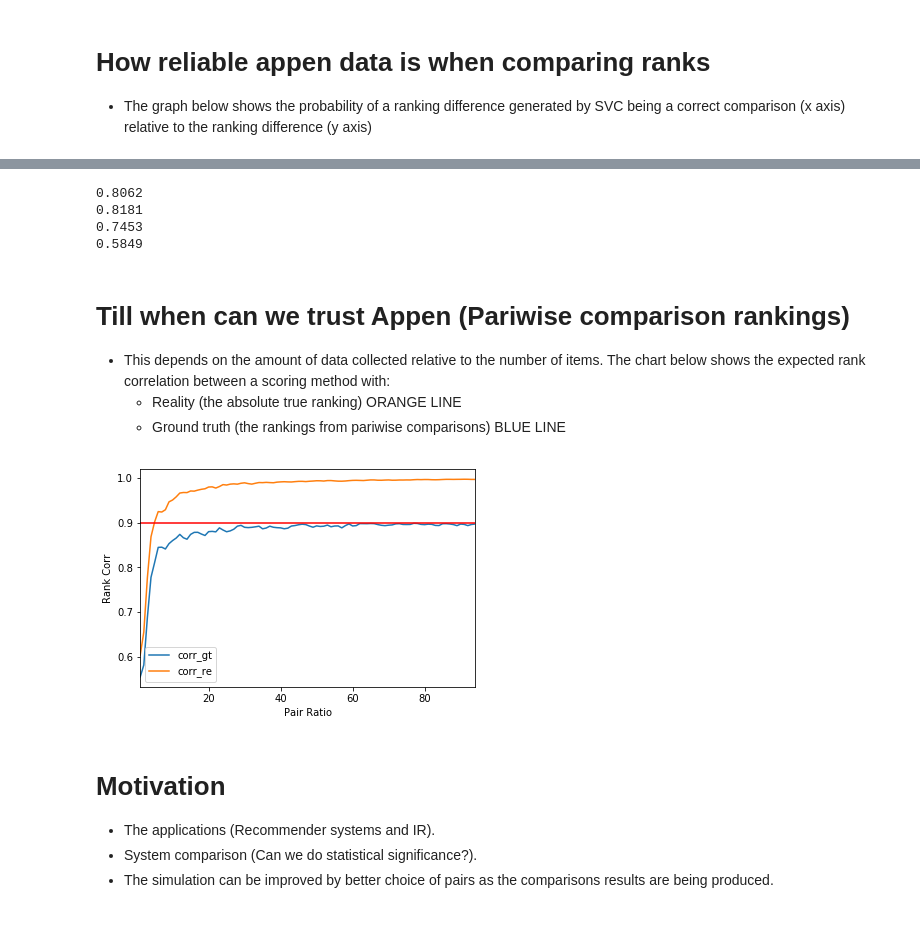
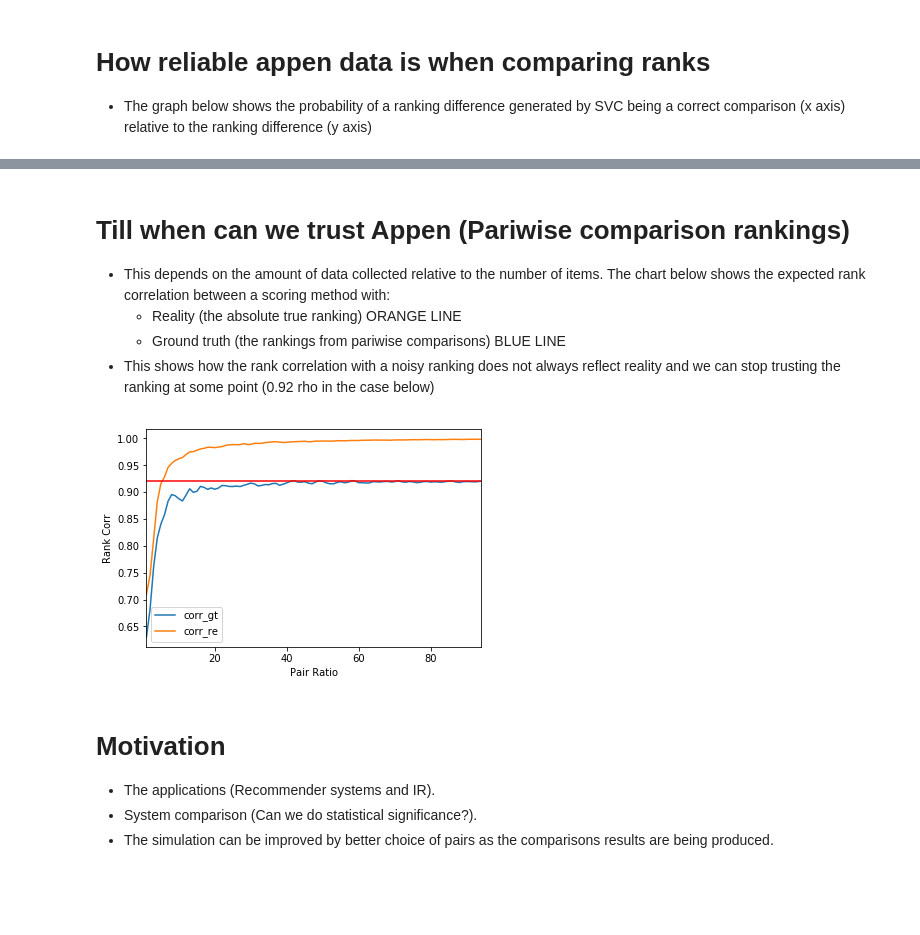
Before and after one commit to nawarhalabi/ranking-svc, a Jupyter notebook: svc.ipynb, the cells around one changed output, grey strips where cells are left out. Drawn from its saved outputs; the diff is of its cells as text; code cells hidden in the pictures; blank space fills up the shorter version.

```diff
--- a/svc.ipynb
+++ b/svc.ipynb
@@ -15,7 +15,7 @@ import matplotlib.pyplot as plt
 N   = 200          # Item count
 PR  = 5            # Comparisons per item
 NOS = 0.1          # Noise ratio
-CPP = 2            # Comparison per pair
+CPP = 3            # Comparison per pair
 TOT = N * PR * CPP # Total # of pairs
 # %%
 # Generate all possible unique pairs and then subsample
@@ -194,6 +197,8 @@ SpearmanrResult(correlation=0.92904672616815442, pvalue=1.9049401377886912e-87)
 * The graph below shows the probability of a ranking difference generated by SVC being a correct comparison (x axis) relative to the ranking difference (y axis)
 # %%
 all_ress = []
+
+# We change the ratio of pairwise comparisons per item to see the impact
 for PR in [20, 15, 10, 5]:
     TOT = N * PR * CPP
     n = 100
@@ -210,7 +215,7 @@ for PR in [20, 15, 10, 5]:
             s = 0
             f = 0
             for j in range(100):
-                r1 = rand.randint(0, len(l) - i - 1)
+                r1 = rnd.randint(0, len(l) - i - 1)
                 r2 = r1 + i
 
                 if l[r1] < l[r2]:
@@ -281,38 +247,14 @@ np.mean(ress)
-# %%
-# Trivago/Appen disagreement and error rates (also adj disagreement)
-t = 10000
-s = 0
-noises = [0.21, 0.2, 0.3, 0.58]
-
-for noise in noises:
-    s = 0
-    for i in range(t):
-        r1 = rand.random() > noise
-        r2 = rand.random() > noise
-
-        if not r1:
-            r1 = rand.random() > 0.5
-        if not r2:
-            r2 = rand.random() > 0.5
-
-        s += int(r1 == r2)
-
-    print(s / t)
-# %% [output]
-0.8062
-0.8181
-0.7453
-0.5849
 # %% [markdown]
 # Till when can we trust Appen (Pariwise comparison rankings)
 
 * This depends on the amount of data collected relative to the number of items. The chart below shows the expected rank correlation between a scoring method with:
     * Reality (the absolute true ranking) ORANGE LINE
     * Ground truth (the rankings from pariwise comparisons) BLUE LINE
+* This shows how the rank correlation with a noisy ranking does not always reflect reality and we can stop trusting the ranking at some point (0.92 rho in the case below)
 # %%
 corr_w_re = []
 corr_w_gt = []
-NOS = 0.11
+
 for PR in range(1, 95, 1):
     TOT = N * PR * CPP
     pairs = gen_pairs()
@@ -322,27 +264,28 @@ for PR in range(1, 95, 1):
     temp = SVC_rank(X, y)
 
     corr_w_re.append(spearmanr(temp[0], range(N))[0])
-    corr_w_gt.append(spearmanr(temp[0], l))
+    corr_w_gt.append(spearmanr(temp[0], l)[0])
 # %%
 corr_w_gt_s = []
 corr_w_re_s = []
+
 for i in range(len(corr_w_gt)):
     lb = max(0, i - 1)
     ub = min(len(corr_w_gt) - 1, i + 1)
 
     corr_w_gt_s.append(np.mean(corr_w_gt[lb:ub]))
     corr_w_re_s.append(np.mean(corr_w_re[lb:ub]))
 
 ax = pd.DataFrame({
     'corr_gt': corr_w_gt_s,
     'corr_re': corr_w_re_s
 }, index=range(1, 95, 1)).plot(kind='line')
-ax.axhline(0.9, color='r')
+ax.axhline(0.92, color='r')
 ax.set_xlabel('Pair Ratio')
 ax.set_ylabel('Rank Corr')
 plt.show()
 # %% [output]
-[figure, old version]
+[figure, new version]
 # %% [markdown]
 # Motivation
 * The applications (Recommender systems and IR).
```
Also changed, not shown: parts of 12 cells of this notebook.
